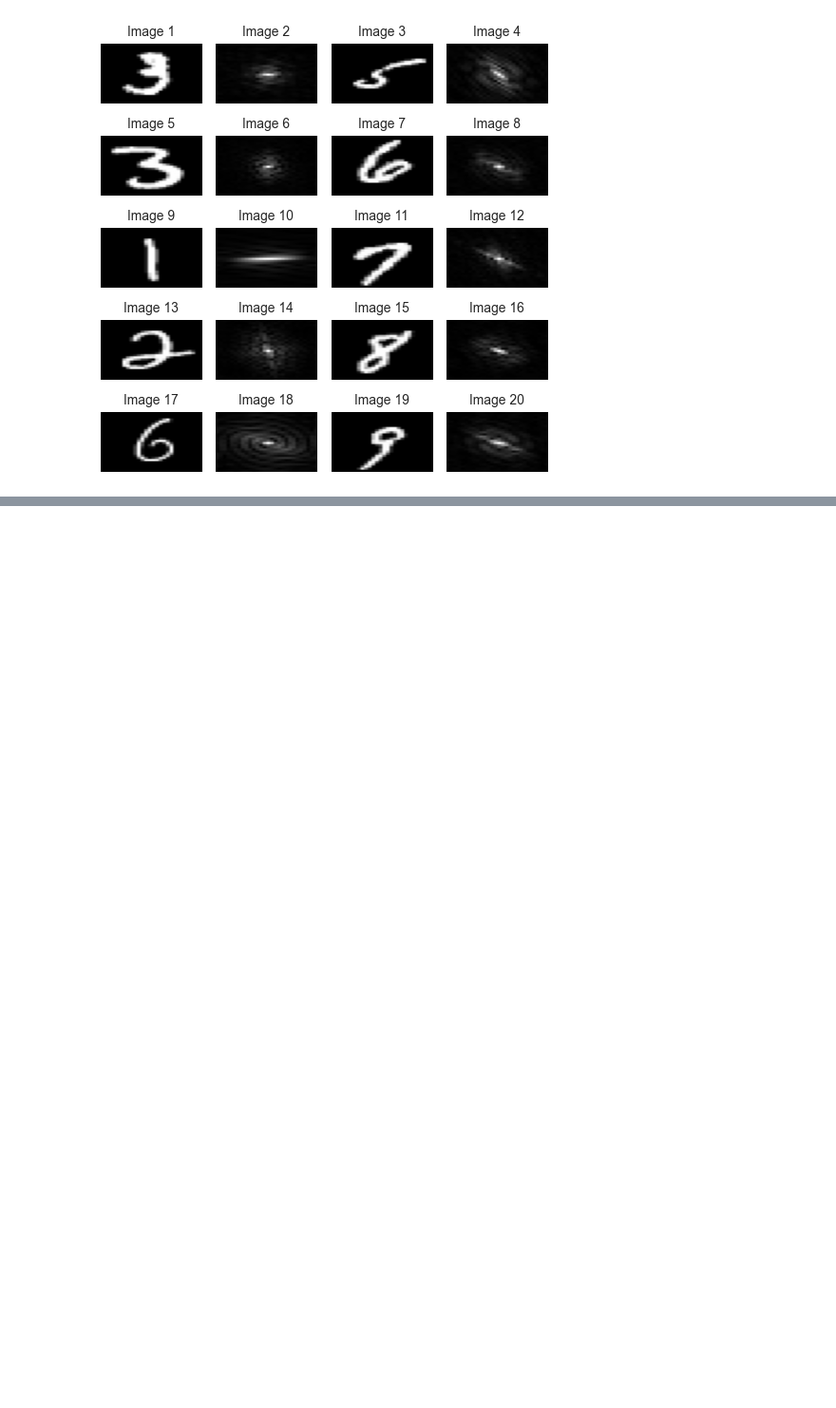
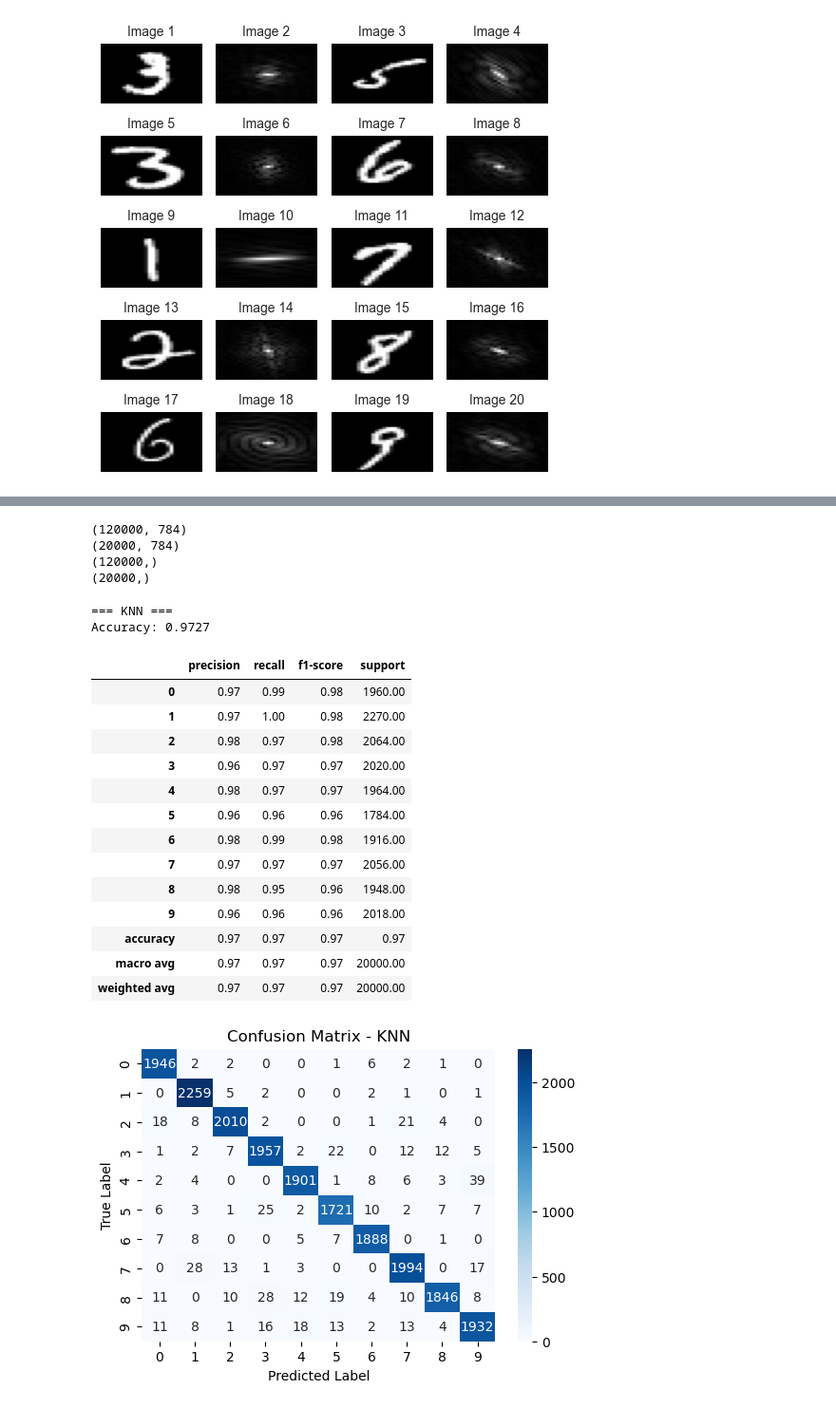
Before and after one commit to Noamnes/Machine_Learning_Project, a Jupyter notebook: tests.ipynb, the cells around one changed output, grey strips where cells are left out. Shown at 95% size. Saved outputs shown, nothing was run; the diff lists cells and outputs as text; code cells hidden in the pictures; blank space fills up the shorter version.

```diff
--- a/tests.ipynb
+++ b/tests.ipynb
@@ -46,0 +84,3 @@ vis.plot_before_after_transform(X_train[10:20],transformation=fourier_transform_
+# %%
+X_train_augmented = [trans.random_elastic_deformation(image, random_state=np.random.RandomState(42), sigma=5, alpha=20) for image in X_train]
+X_test_augmented = [trans.random_elastic_deformation(image, random_state=np.random.RandomState(42), sigma=5, alpha=20) for image in X_test]
@@ -46,0 +95,39 @@ vis.plot_before_after_transform(X_train[10:20],transformation=fourier_transform_
+# %%
+# concatenate the original and augmented features
+X_train_combined = np.concatenate((flatten_images(X_train), flatten_images(X_train_augmented)))
+X_test_combined = np.concatenate((flatten_images(X_test), flatten_images(X_test_augmented)))
+
+# concatenate the original and augmented labels
+y_train_combined = np.concatenate((y_train, y_train))
+y_test_combined = np.concatenate((y_test, y_test))
+
+print(X_train_combined.shape)
+print(X_test_combined.shape)
+
+print(y_train_combined.shape)
+print(y_test_combined.shape)
+# %% [output]
+(120000, 784)
+(20000, 784)
+(120000,)
+(20000,)
+# %%
+knn = basic_models.train_knn(X_train_combined, y_train_combined, X_test_combined, y_test_combined, k=3)
+# %% [output]
+=== KNN ===
+Accuracy: 0.9727
+|  | precision | recall | f1-score | support |
+| 0 | 0.97 | 0.99 | 0.98 | 1960.00 |
+| 1 | 0.97 | 1.00 | 0.98 | 2270.00 |
+| 2 | 0.98 | 0.97 | 0.98 | 2064.00 |
+| 3 | 0.96 | 0.97 | 0.97 | 2020.00 |
+| 4 | 0.98 | 0.97 | 0.97 | 1964.00 |
+| 5 | 0.96 | 0.96 | 0.96 | 1784.00 |
+| 6 | 0.98 | 0.99 | 0.98 | 1916.00 |
+| 7 | 0.97 | 0.97 | 0.97 | 2056.00 |
+| 8 | 0.98 | 0.95 | 0.96 | 1948.00 |
+| 9 | 0.96 | 0.96 | 0.96 | 2018.00 |
+| accuracy | 0.97 | 0.97 | 0.97 | 0.97 |
+| macro avg | 0.97 | 0.97 | 0.97 | 20000.00 |
+| weighted avg | 0.97 | 0.97 | 0.97 | 20000.00 |
+[figure, added]
```
Also changed, not shown: parts of 15 cells of this notebook.
